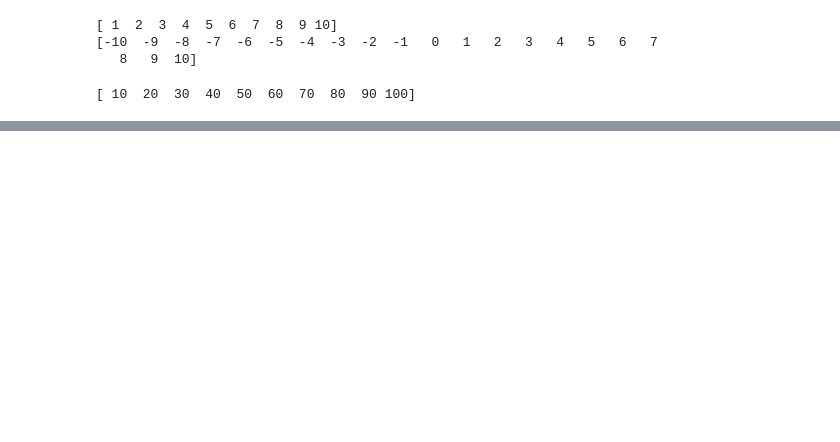
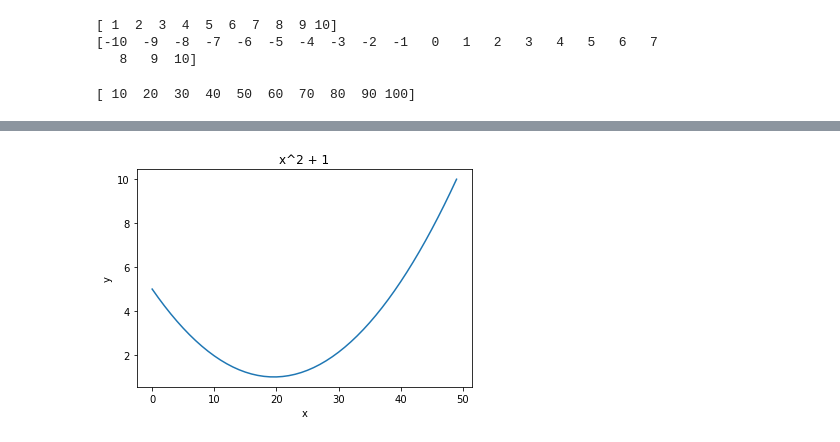
Before and after one commit to gustavgotborg/gustav_gotborg_te19c, a Jupyter notebook: numpy.ipynb, the cells around one changed output, grey strips where cells are left out. Saved outputs shown, nothing was run; the diff lists cells and outputs as text; code cells hidden in the pictures; blank space fills up the shorter version.

```diff
--- a/numpy.ipynb
+++ b/numpy.ipynb
@@ -48,0 +49,19 @@ plt.show()
+# %%
+#4
+
+import numpy
+import matplotlib.pyplot as plt
+x = numpy.linspace(-2,3)
+
+def f(x, m):
+    y = x**2 + m
+    return y
+
+
+plt.plot(f(x,1))
+plt.title("x^2 + 1")
+plt.xlabel("x")
+plt.ylabel("y")
+plt.show()
+# %% [output]
+[figure, added]
```
Also changed, not shown: parts of 1 cell of this notebook.
